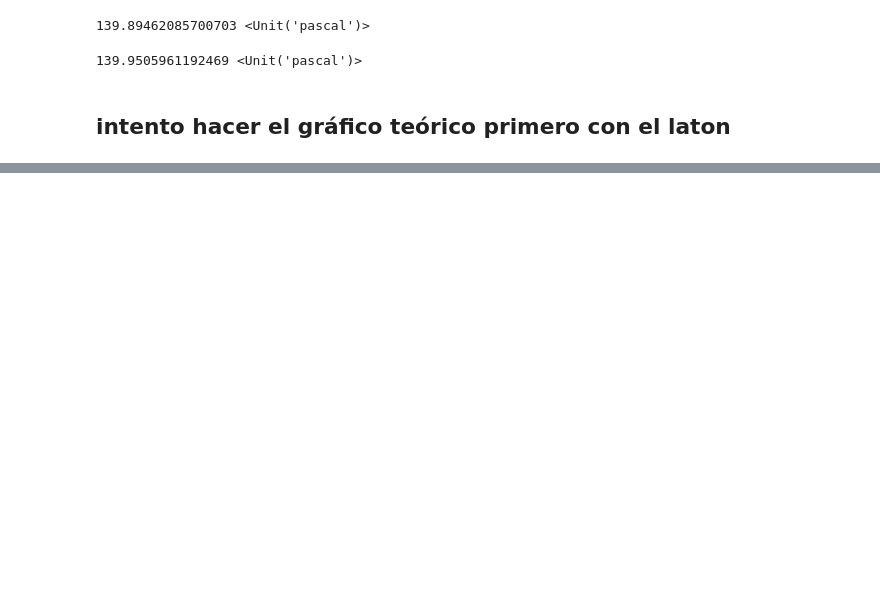
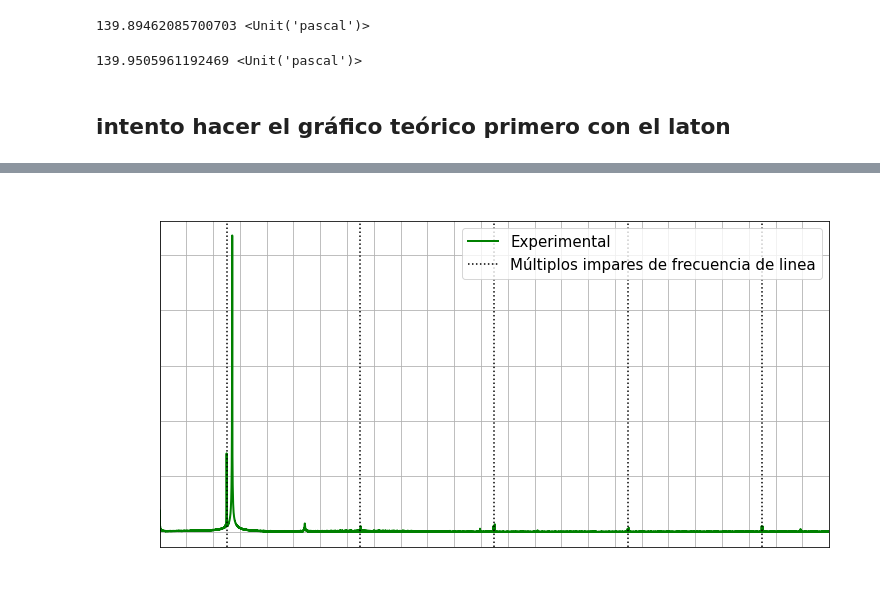
Before and after one commit to tdinapoli/labo-4, a Jupyter notebook: actividad_3/Actividad_3.3_dina.ipynb, the cells around one changed output, grey strips where cells are left out. Cells and saved outputs as stored; diff of their text form; code cells hidden in the pictures; blank space fills up the shorter version.

```diff
--- a/actividad_3/Actividad_3.3_dina.ipynb
+++ b/actividad_3/Actividad_3.3_dina.ipynb
@@ -295 +359,21 @@ v = v(t, A, w, fi, seda)
+# %%
+
+fig, ax = plt.subplots(1, figsize=(12,6))
+ax.plot(frecuencia, np.abs(v_fft_2), linewidth=2, label="Experimental", color="green")
+ax.set_xlim([0,500])
+ax.set_title("Transformada de Fourier de los datos experimentales", fontsize=25, color="white")
+ax.set_xlabel("Frecuencia (Hz)", fontsize=20, color="white")
+ax.set_ylabel("Amplitud (Volts)", fontsize=20, color="white")
+ax.grid()
+ax.set_xticks(np.arange(0,520,20))
+ax.tick_params(colors="w", labelsize=12, rotation=0)
+ax.axvline(50, linestyle="dotted", color="black", label="Múltiplos impares de frecuencia de linea")
+ax.axvline(150, linestyle="dotted", color="black")
+ax.axvline(250, linestyle="dotted", color="black")
+ax.axvline(350, linestyle="dotted", color="black")
+ax.axvline(450, linestyle="dotted", color="black")
+plt.legend(fontsize=15)
+plt.show()
+# %% [output]
+[figure, added]
 # %%
```
Also changed, not shown: parts of 7 cells of this notebook, 2 other files.
